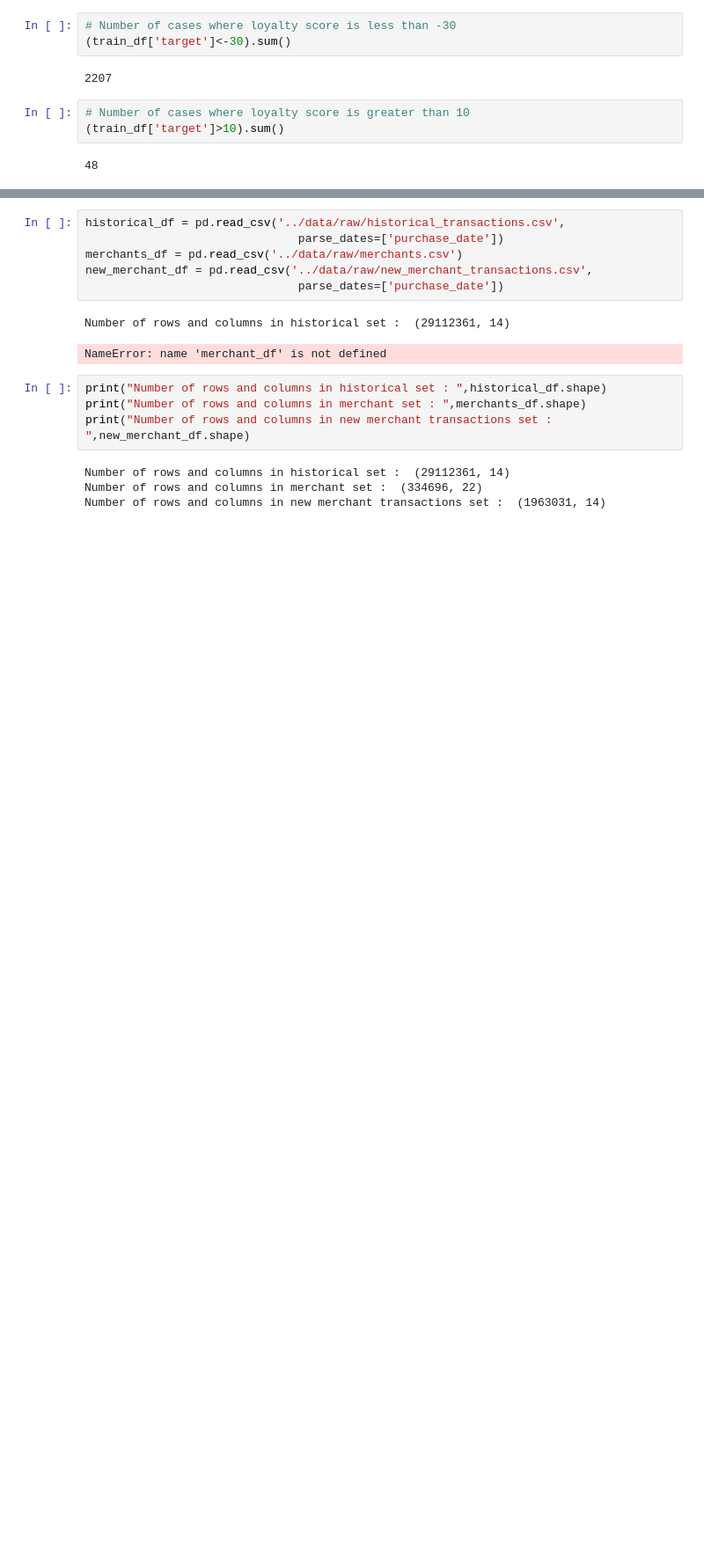
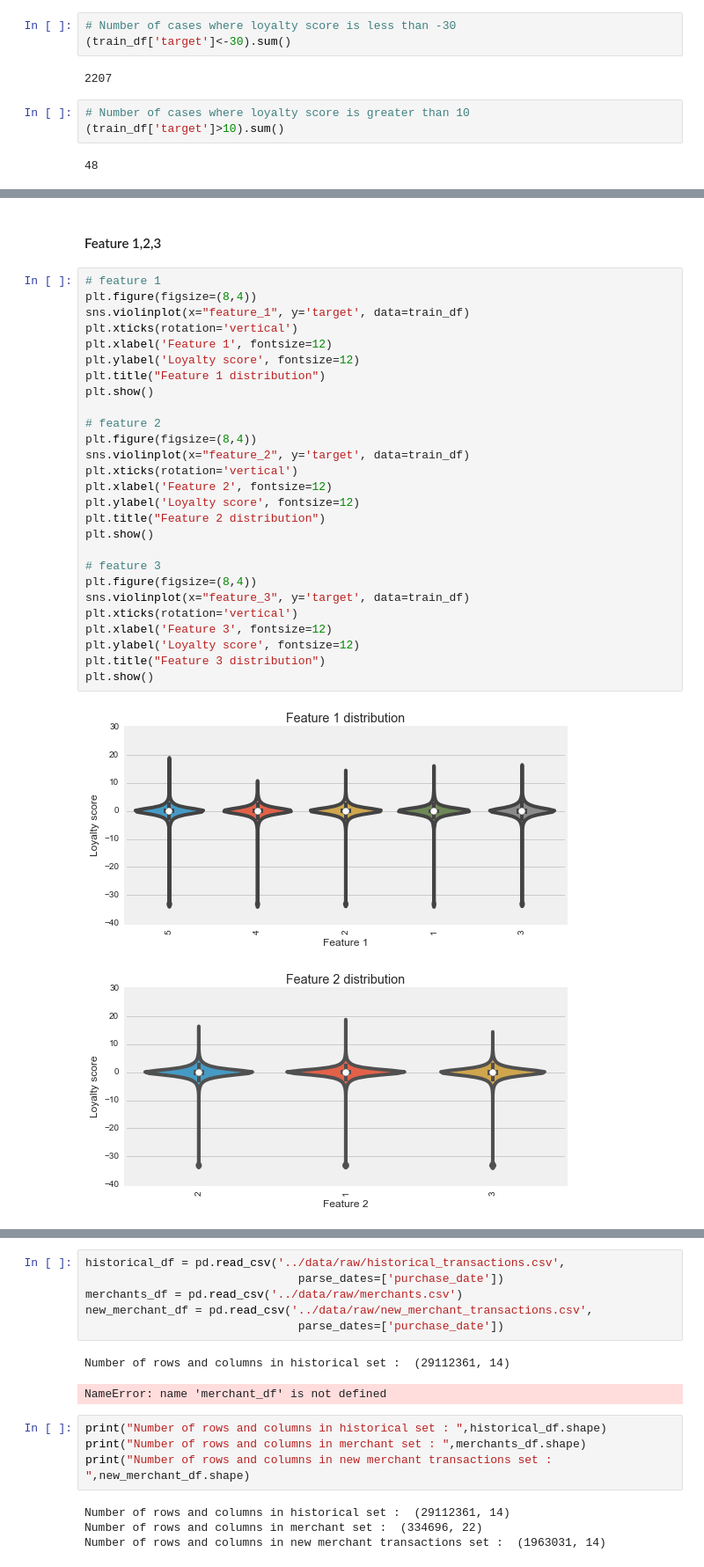
Before and after one commit to ygonzalez/elo_merchant_category, a Jupyter notebook: notebooks/1.0-yg-EDA.ipynb, the cells around one changed output, grey strips where cells are left out. Shown: that part at 88% size. Saved outputs shown, nothing was run; the diff lists cells and outputs as text; blank space fills up the shorter version.

```diff
--- a/notebooks/1.0-yg-EDA.ipynb
+++ b/notebooks/1.0-yg-EDA.ipynb
@@ -62,0 +110,32 @@ ax = train_df.hist(bins=60,  zorder=2, rwidth=0.9,
+# %% [markdown]
+#### Feature 1,2,3
+# %%
+# feature 1
+plt.figure(figsize=(8,4))
+sns.violinplot(x="feature_1", y='target', data=train_df)
+plt.xticks(rotation='vertical')
+plt.xlabel('Feature 1', fontsize=12)
+plt.ylabel('Loyalty score', fontsize=12)
+plt.title("Feature 1 distribution")
+plt.show()
+
+# feature 2
+plt.figure(figsize=(8,4))
+sns.violinplot(x="feature_2", y='target', data=train_df)
+plt.xticks(rotation='vertical')
+plt.xlabel('Feature 2', fontsize=12)
+plt.ylabel('Loyalty score', fontsize=12)
+plt.title("Feature 2 distribution")
+plt.show()
+
+# feature 3
+plt.figure(figsize=(8,4))
+sns.violinplot(x="feature_3", y='target', data=train_df)
+plt.xticks(rotation='vertical')
+plt.xlabel('Feature 3', fontsize=12)
+plt.ylabel('Loyalty score', fontsize=12)
+plt.title("Feature 3 distribution")
+plt.show()
+# %% [output]
+[figure, added]
+[figure, added]
```
Also changed, not shown: parts of 7 cells of this notebook.
